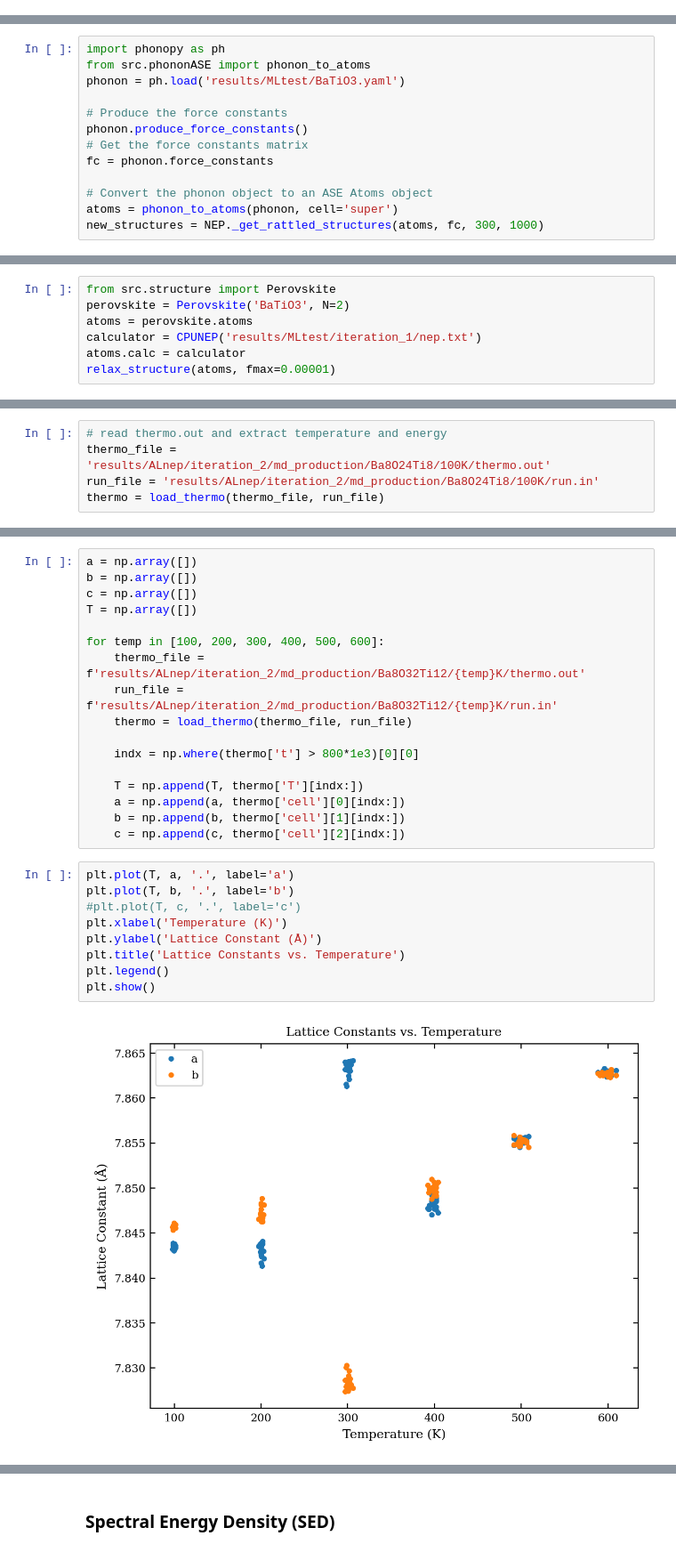
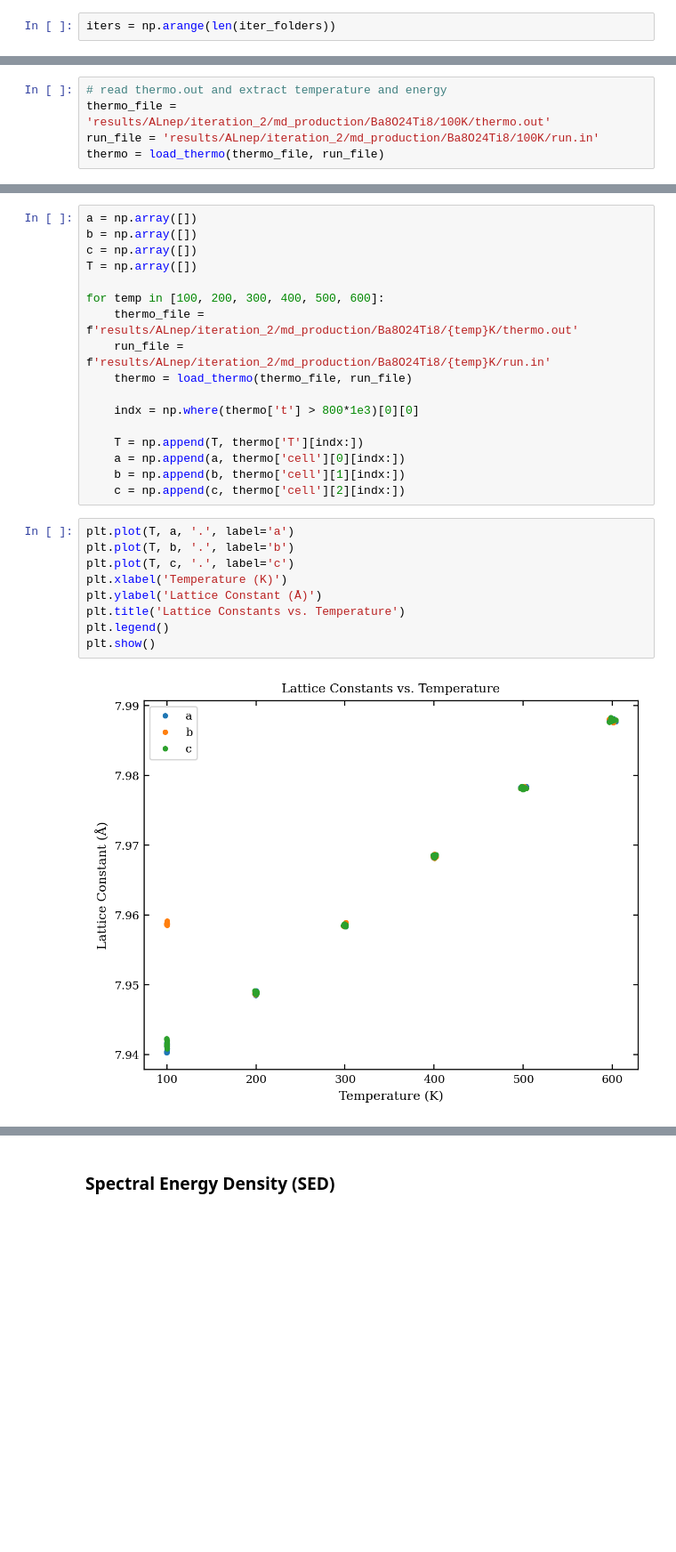
Before and after one commit to ThomasRavnborg/OxideSlabs, a Jupyter notebook: MLtraining.ipynb, the cells around one changed output, grey strips where cells are left out. Shown at 89% size. Drawn from its saved outputs; the diff is of its cells as text; blank space fills up the shorter version.

```diff
--- a/MLtraining.ipynb
+++ b/MLtraining.ipynb
@@ -664,0 +674,2 @@ SyntaxError: incomplete input (2826643280.py, line 8)
+# %%
+iters = np.arange(len(iter_folders))
@@ -753,13 +847,0 @@ ValueError: setting an array element with a sequence. The requested array has an
-# %%
-import phonopy as ph
-from src.phononASE import phonon_to_atoms
-phonon = ph.load('results/MLtest/BaTiO3.yaml')
-
-# Produce the force constants
-phonon.produce_force_constants()
-# Get the force constants matrix
-fc = phonon.force_constants
-
-# Convert the phonon object to an ASE Atoms object
-atoms = phonon_to_atoms(phonon, cell='super')
-new_structures = NEP._get_rattled_structures(atoms, fc, 300, 1000)
@@ -951,7 +847,0 @@ from calorine.tools import relax_structure, get_force_constants
-# %%
-from src.structure import Perovskite
-perovskite = Perovskite('BaTiO3', N=2)
-atoms = perovskite.atoms
-calculator = CPUNEP('results/MLtest/iteration_1/nep.txt')
-atoms.calc = calculator
-relax_structure(atoms, fmax=0.00001)
@@ -1811,8 +1663,8 @@ c = np.array([])
 T = np.array([])
 
 for temp in [100, 200, 300, 400, 500, 600]:
-    thermo_file = f'results/ALnep/iteration_2/md_production/Ba8O32Ti12/{temp}K/thermo.out'
-    run_file = f'results/ALnep/iteration_2/md_production/Ba8O32Ti12/{temp}K/run.in'
+    thermo_file = f'results/ALnep/iteration_2/md_production/Ba8O24Ti8/{temp}K/thermo.out'
+    run_file = f'results/ALnep/iteration_2/md_production/Ba8O24Ti8/{temp}K/run.in'
     thermo = load_thermo(thermo_file, run_file)
 
     indx = np.where(thermo['t'] > 800*1e3)[0][0]
@@ -1824,14 +1676,14 @@ for temp in [100, 200, 300, 400, 500, 600]:
 # %%
 plt.plot(T, a, '.', label='a')
 plt.plot(T, b, '.', label='b')
-#plt.plot(T, c, '.', label='c')
+plt.plot(T, c, '.', label='c')
 plt.xlabel('Temperature (K)')
 plt.ylabel('Lattice Constant (Å)')
 plt.title('Lattice Constants vs. Temperature')
 plt.legend()
 plt.show()
 # %% [output]
-[figure, old version]
+[figure, new version]
 # %%
 plt.plot(T, a*b*c, '.')
 plt.xlabel('Temperature (K)')
```
Also changed, not shown: parts of 38 cells of this notebook, 1 other file.
